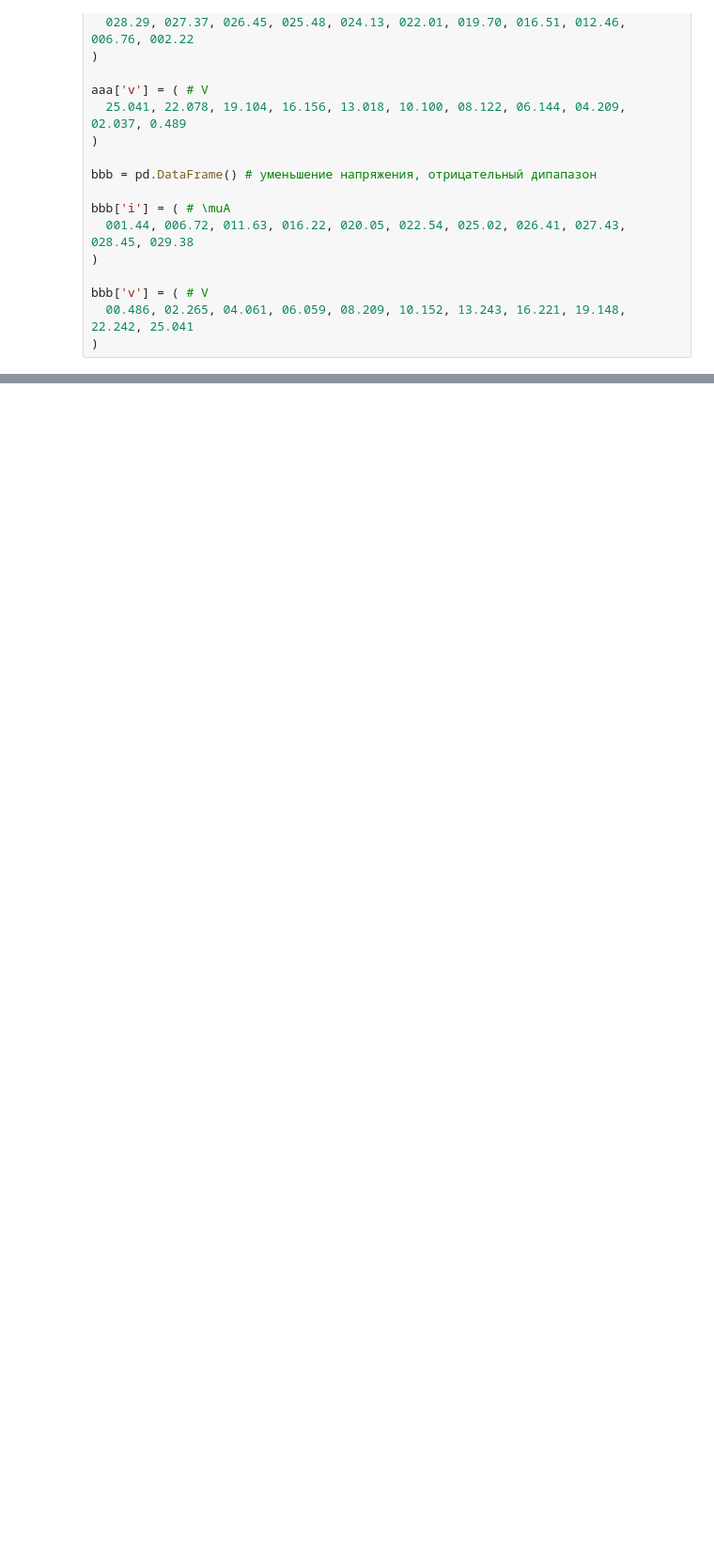
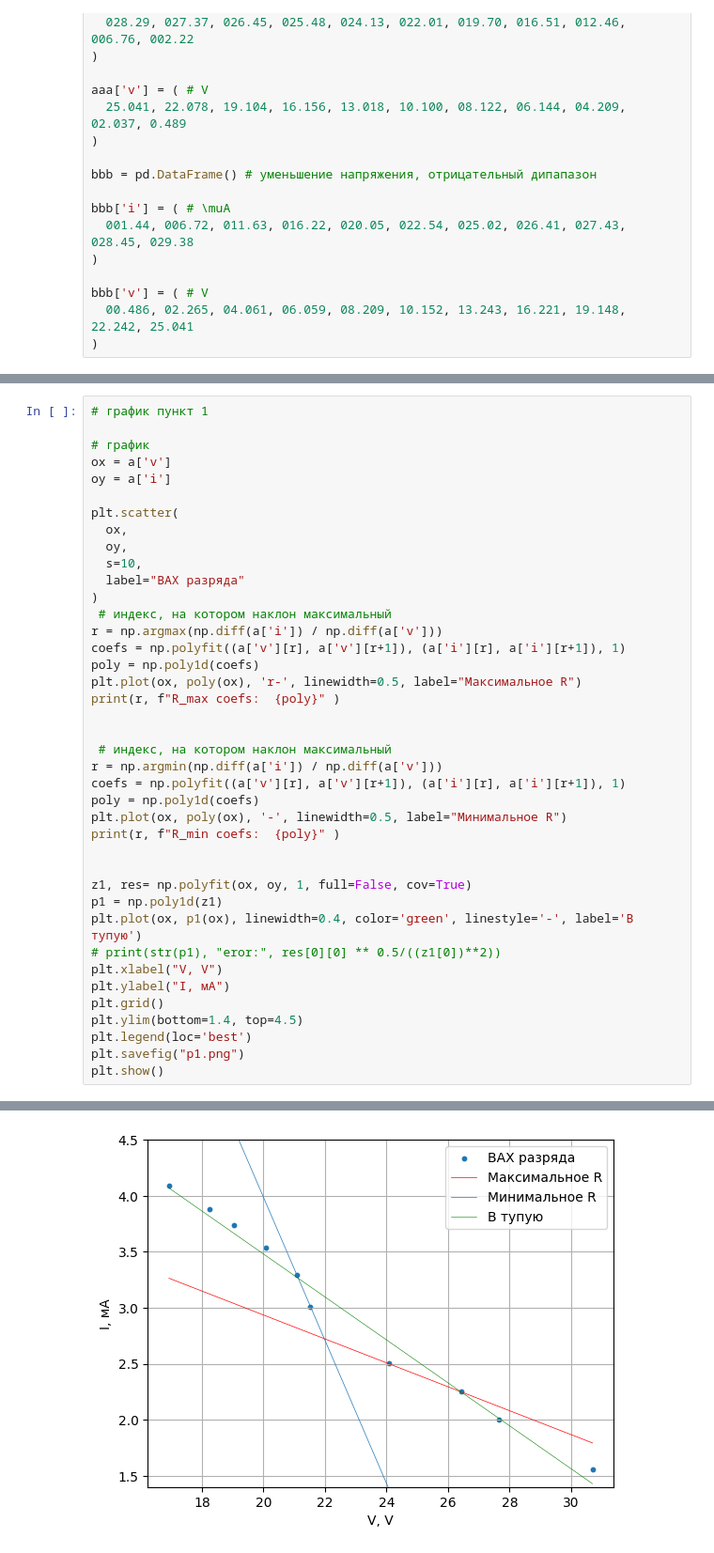
Before and after one commit to ILoveAlgorythms/labs, a Jupyter notebook: 3.5.1/data.ipynb, the cells around one changed output, grey strips where cells are left out. Shown: that part at 94% size. Drawn from its saved outputs; the diff is of its cells as text; blank space fills up the shorter version.

```diff
--- a/3.5.1/data.ipynb
+++ b/3.5.1/data.ipynb
@@ -86,0 +93,41 @@ bbb['v'] = ( # V
+# %%
+# график пункт 1
+
+# график
+ox = a['v']
+oy = a['i']
+
+plt.scatter(
+  ox,
+  oy,
+  s=10,
+  label="ВАХ разряда"
+)
+ # индекс, на котором наклон максимальный
+r = np.argmax(np.diff(a['i']) / np.diff(a['v']))
+coefs = np.polyfit((a['v'][r], a['v'][r+1]), (a['i'][r], a['i'][r+1]), 1)
+poly = np.poly1d(coefs)
+plt.plot(ox, poly(ox), 'r-', linewidth=0.5, label="Максимальное R")
+print(r, f"R_max coefs:  {poly}" )
+
+
+ # индекс, на котором наклон максимальный
+r = np.argmin(np.diff(a['i']) / np.diff(a['v']))
+coefs = np.polyfit((a['v'][r], a['v'][r+1]), (a['i'][r], a['i'][r+1]), 1)
+poly = np.poly1d(coefs)
+plt.plot(ox, poly(ox), '-', linewidth=0.5, label="Минимальное R")
+print(r, f"R_min coefs:  {poly}" )
+
+
+z1, res= np.polyfit(ox, oy, 1, full=False, cov=True)
+p1 = np.poly1d(z1)
+plt.plot(ox, p1(ox), linewidth=0.4, color='green', linestyle='-', label='В тупую')
+# print(str(p1), "eror:", res[0][0] ** 0.5/((z1[0])**2))
+plt.xlabel("V, V")
+plt.ylabel("I, мА")
+plt.grid()
+plt.ylim(bottom=1.4, top=4.5)
+plt.legend(loc='best')
+plt.savefig("p1.png")
+plt.show()
+# %% [output]
@@ -86,0 +138 @@ bbb['v'] = ( # V
+[figure, added]
```
Also changed, not shown: parts of 5 cells of this notebook, 4 other files.
